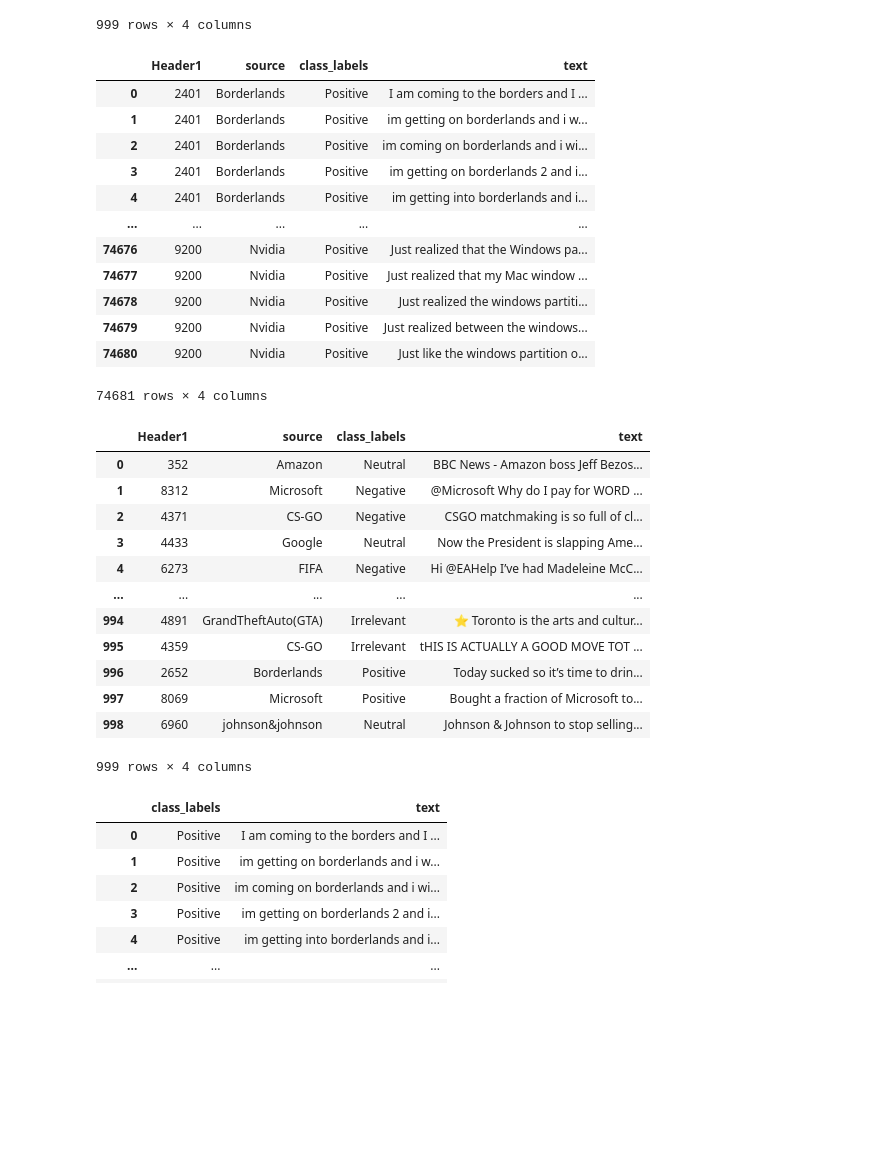
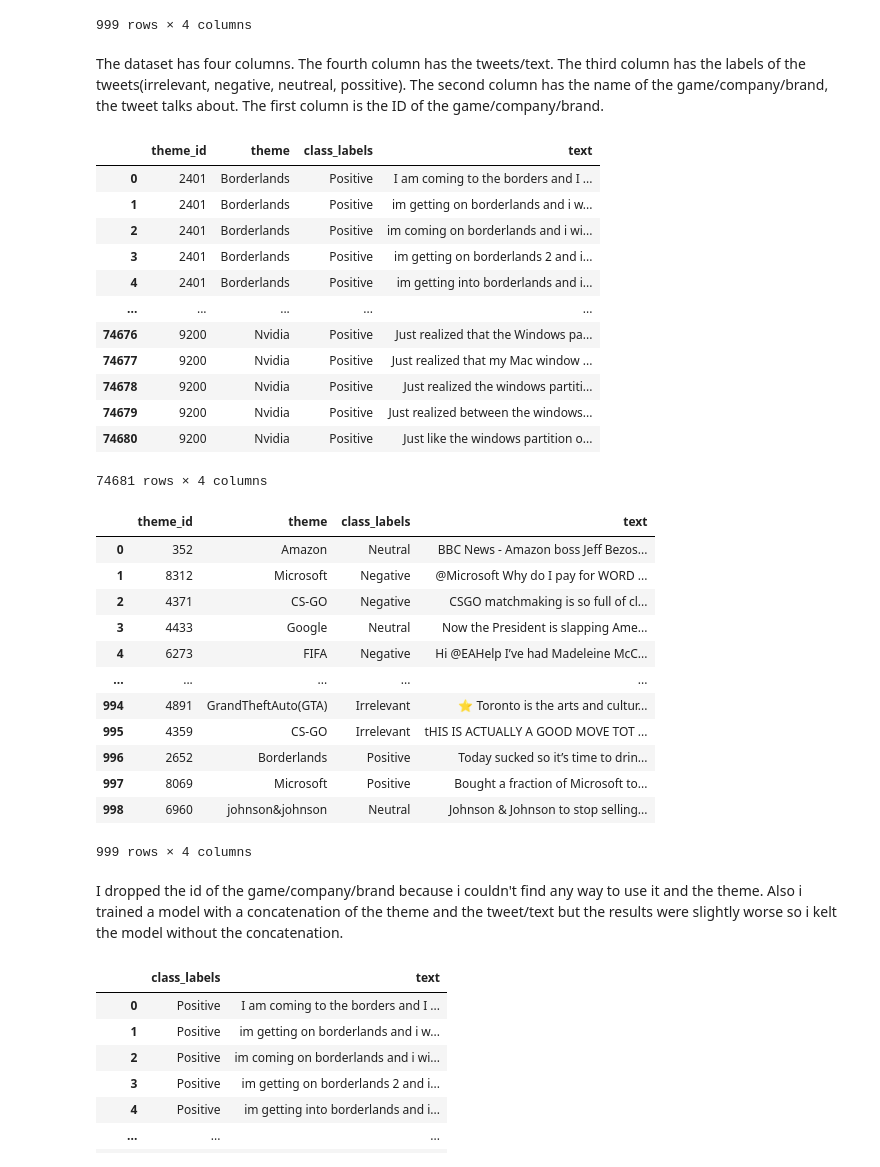
Before and after one commit to gpalaskas/Sentiment-analysis, a Jupyter notebook: sa_twitter.ipynb, the cells around one changed output. Cells and saved outputs as stored; diff of their text form; code cells hidden in the pictures; blank space fills up the shorter version.

```diff
--- a/sa_twitter.ipynb
+++ b/sa_twitter.ipynb
@@ -40,6 +76,6 @@ def get_device():
 # %%
 #load the training data
-df = pd.read_csv(r'C:\Users\User\Desktop\deep learning project1\twitter_training.csv')
+df = pd.read_csv('/content/gdrive/MyDrive/deep learning project1/twitter_training.csv')
 # %%
 df
 # %% [output]
@@ -58,7 +94,7 @@ df
 74681 rows × 4 columns
 # %%
 #load the testing data
-test = pd.read_csv(r'C:\Users\User\Desktop\deep learning project1\twitter_test.csv')
+test = pd.read_csv('/content/gdrive/MyDrive/deep learning project1/twitter_test.csv')
 # %%
 test
 # %% [output]
@@ -75,13 +111,19 @@ test
 | 997 | 8069 | Microsoft | Positive | Bought a fraction of Microsoft to... |
 | 998 | 6960 | johnson&johnson | Neutral | Johnson & Johnson to stop selling... |
 999 rows × 4 columns
+# %% [markdown]
+The dataset has four columns.
+The fourth column has the tweets/text.
+The third column has the labels of the tweets(irrelevant, negative, neutreal, possitive).
+The second column has the name of the game/company/brand, the tweet talks about.
+The first column is the ID of the game/company/brand.
 # %%
 #add headers
-df.columns = ['Header1', 'source','class_labels','text']
-test.columns = ['Header1', 'source','class_labels','text']
+df.columns = ['theme_id', 'theme','class_labels','text']
+test.columns = ['theme_id', 'theme','class_labels','text']
 df
 # %% [output]
-|  | Header1 | source | class_labels | text |
+|  | theme_id | theme | class_labels | text |
 | 0 | 2401 | Borderlands | Positive | I am coming to the borders and I ... |
 | 1 | 2401 | Borderlands | Positive | im getting on borderlands and i w... |
 | 2 | 2401 | Borderlands | Positive | im coming on borderlands and i wi... |
@@ -97,7 +139,7 @@ df
 # %%
 test
 # %% [output]
-|  | Header1 | source | class_labels | text |
+|  | theme_id | theme | class_labels | text |
 | 0 | 352 | Amazon | Neutral | BBC News - Amazon boss Jeff Bezos... |
 | 1 | 8312 | Microsoft | Negative | @Microsoft Why do I pay for WORD ... |
 | 2 | 4371 | CS-GO | Negative | CSGO matchmaking is so full of cl... |
@@ -110,4 +152,6 @@ test
 | 997 | 8069 | Microsoft | Positive | Bought a fraction of Microsoft to... |
 | 998 | 6960 | johnson&johnson | Neutral | Johnson & Johnson to stop selling... |
 999 rows × 4 columns
+# %% [markdown]
+I dropped the id of the game/company/brand because i couldn't find any way to use it and the theme. Also i trained a model with a concatenation of the theme and the tweet/text but the results were slightly worse so i kelt the model without the concatenation.
 # %%
```
Also changed, not shown: parts of 59 cells of this notebook.
